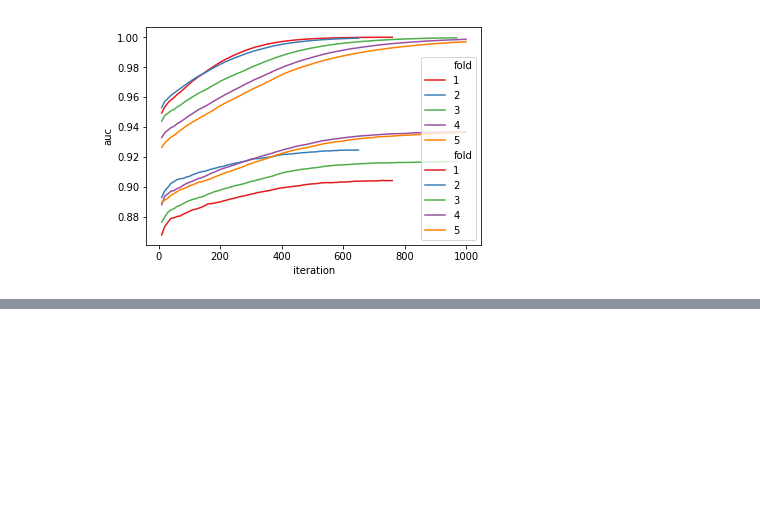
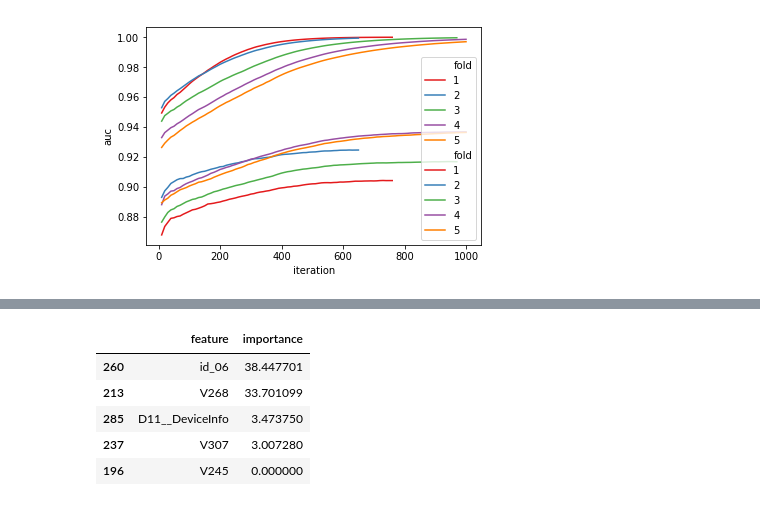
Before and after one commit to yota-p/02-ieee-fraud-detection, a Jupyter notebook: notebook/00-debug.ipynb, the cells around one changed output, grey strips where cells are left out. Saved outputs shown, nothing was run; the diff lists cells and outputs as text; code cells hidden in the pictures; blank space fills up the shorter version.

```diff
--- a/notebook/00-debug.ipynb
+++ b/notebook/00-debug.ipynb
@@ -68,0 +86,10 @@ Text(0, 0.5, 'auc')
+# %%
+data = importance.sort_values(by="importance", ascending=False)[0:20]
+data.head()
+# %% [output]
+|  | feature | importance |
+| 260 | id_06 | 38.447701 |
+| 213 | V268 | 33.701099 |
+| 285 | D11__DeviceInfo | 3.473750 |
+| 237 | V307 | 3.007280 |
+| 196 | V245 | 0.000000 |
```
Also changed, not shown: parts of 4 cells of this notebook, 11 other files.
